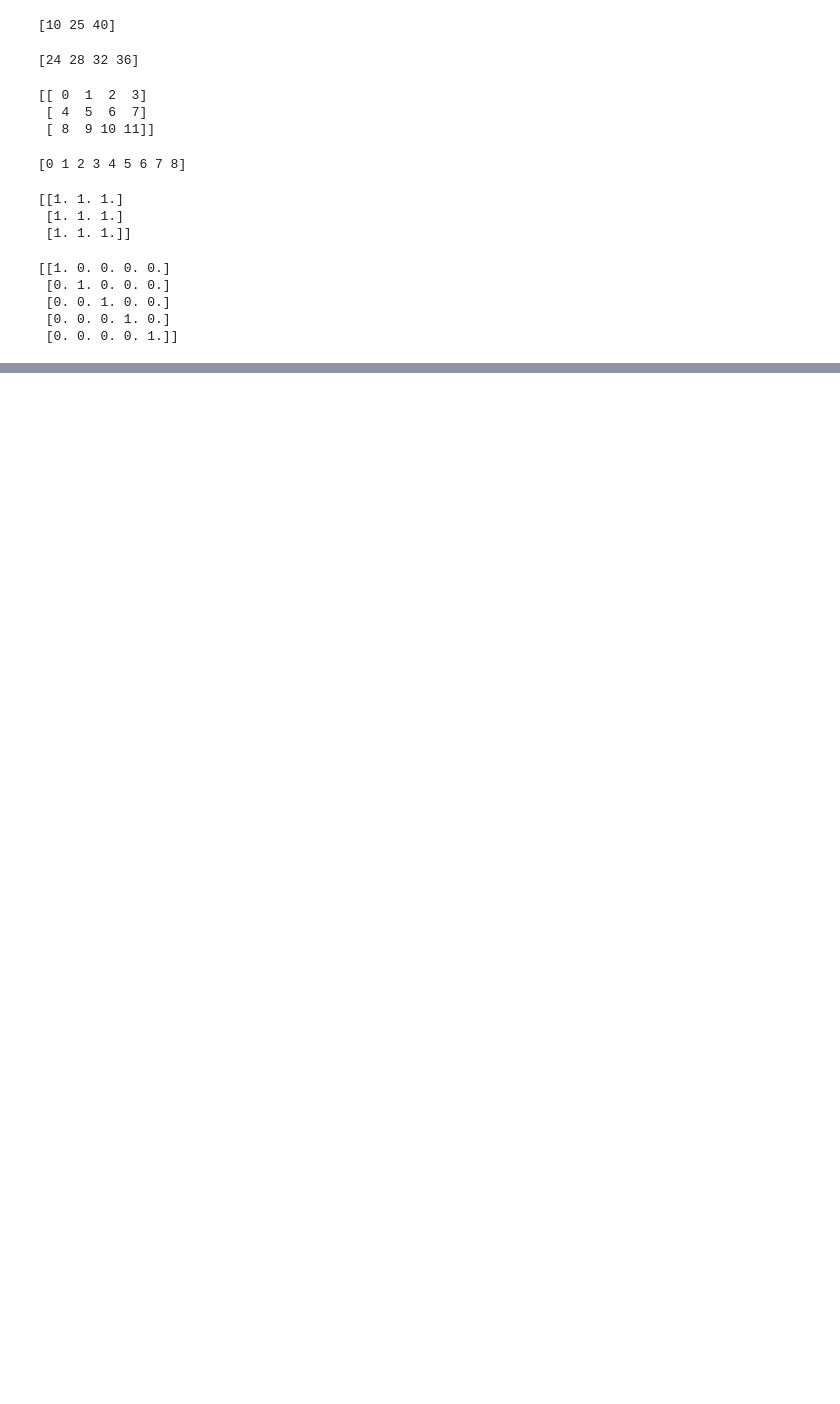
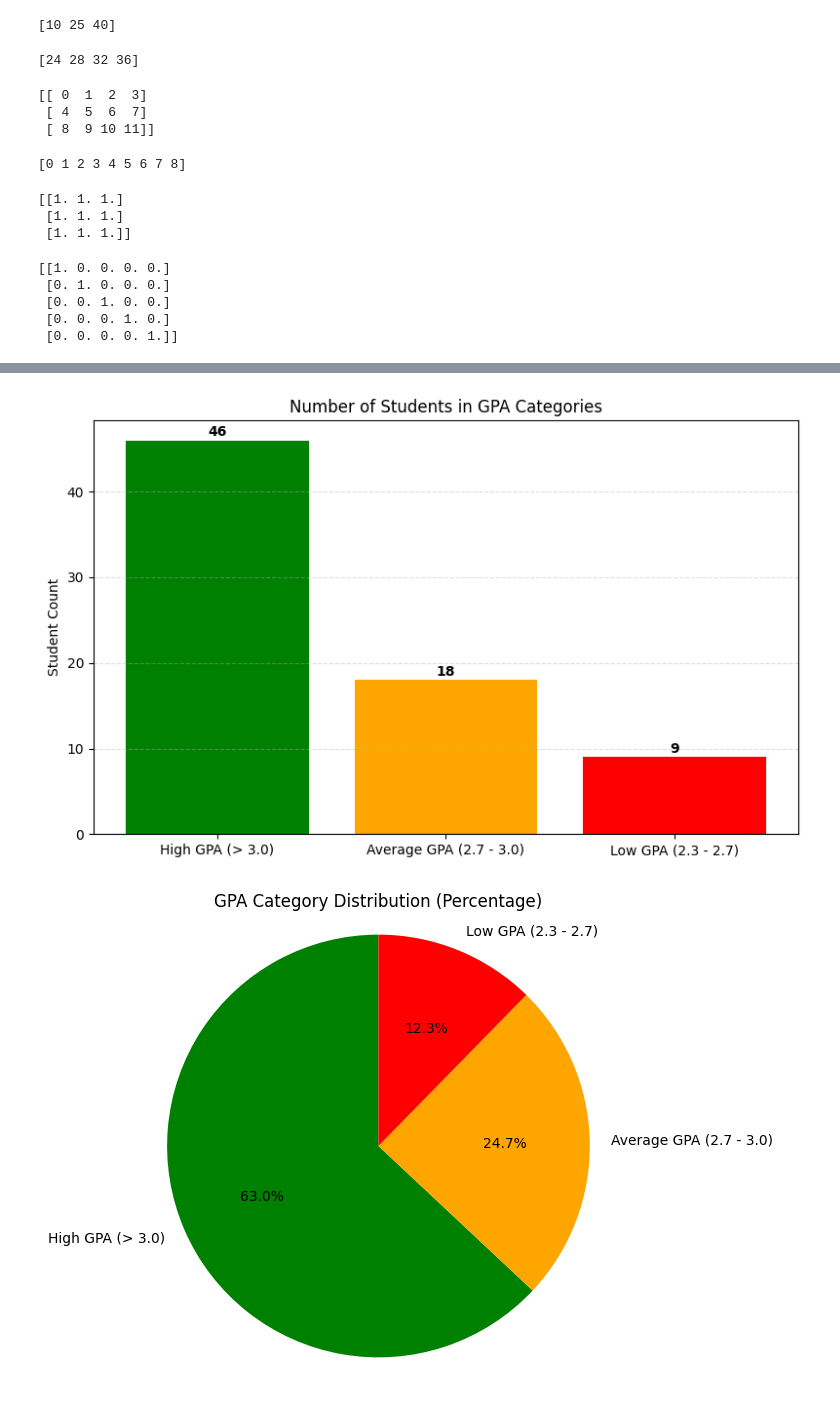
Before and after one commit to Muhammad361738/Data-science-ned, a Jupyter notebook: uni_exam.ipynb, the cells around one changed output, grey strips where cells are left out. Drawn from its saved outputs; the diff is of its cells as text; code cells hidden in the pictures; blank space fills up the shorter version.

```diff
--- a/uni_exam.ipynb
+++ b/uni_exam.ipynb
@@ -521,0 +705,47 @@ NameError: name 'np' is not defined
+# %%
+import matplotlib.pyplot as plt
+
+# GPA data (rounded)
+gpas = [
+    3.66, 3.2, 3.44, 2.89, 3.16, 3.05, 2.93, 3.3, 3.09, 3.32, 3.03, 3.31,
+    3.04, 2.67, 3.26, 2.31, 2.76, 3.21, 3.2, 2.93, 3.36, 3.31, 3.44, 3.57,
+    3.5, 3.44, 3.35, 2.44, 2.99, 3.47, 3.32, 2.64, 3.29, 3.29, 3.06, 2.86,
+    2.99, 3.4, 3.31, 3.38, 3.22, 2.93, 3.27, 3.31, 3.31, 3.21, 3.7, 2.99,
+    3.3, 2.72, 2.77, 3.21, 3.18, 2.33, 3.24, 3.4, 2.73, 3.1, 2.91, 3.27,
+    3.31, 3.07, 2.83, 2.88, 2.36, 2.93, 3.26, 2.98, 3.13, 2.38, 2.82, 2.36,
+    2.68
+]
+
+# Categorize counts
+high = sum(1 for g in gpas if g > 3.0)
+average = sum(1 for g in gpas if 2.7 < g <= 3.0)
+low = sum(1 for g in gpas if 2.3 <= g <= 2.7)
+
+# Labels and values
+labels = ['High GPA (> 3.0)', 'Average GPA (2.7 - 3.0)', 'Low GPA (2.3 - 2.7)']
+values = [high, average, low]
+colors = ['green', 'orange', 'red']
+
+# Bar Chart
+plt.figure(figsize=(8, 5))
+plt.bar(labels, values, color=colors)
+plt.title("Number of Students in GPA Categories")
+plt.ylabel("Student Count")
+
+# Add value labels on top
+for i, v in enumerate(values):
+    plt.text(i, v + 0.5, str(v), ha='center', fontweight='bold')
+
+plt.tight_layout()
+plt.grid(axis='y', linestyle='--', alpha=0.4)
+plt.show()
+
+# Pie Chart (optional)
+plt.figure(figsize=(6, 6))
+plt.pie(values, labels=labels, colors=colors, autopct='%1.1f%%', startangle=90)
+plt.title("GPA Category Distribution (Percentage)")
+plt.axis('equal')
+plt.show()
+# %% [output]
+[figure, added]
+[figure, added]
```
Also changed, not shown: parts of 4 cells of this notebook, 3 other files.
